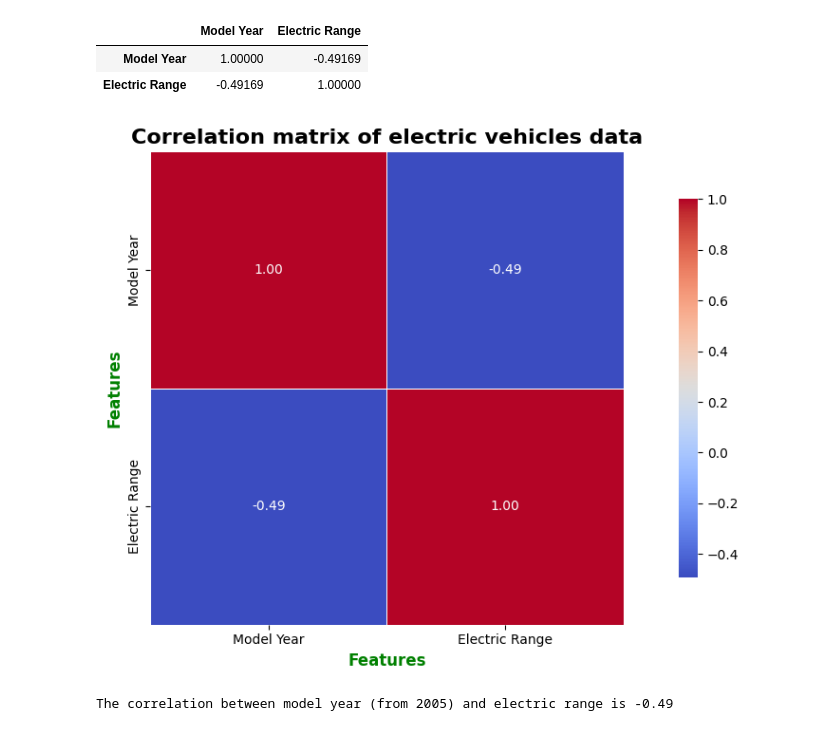
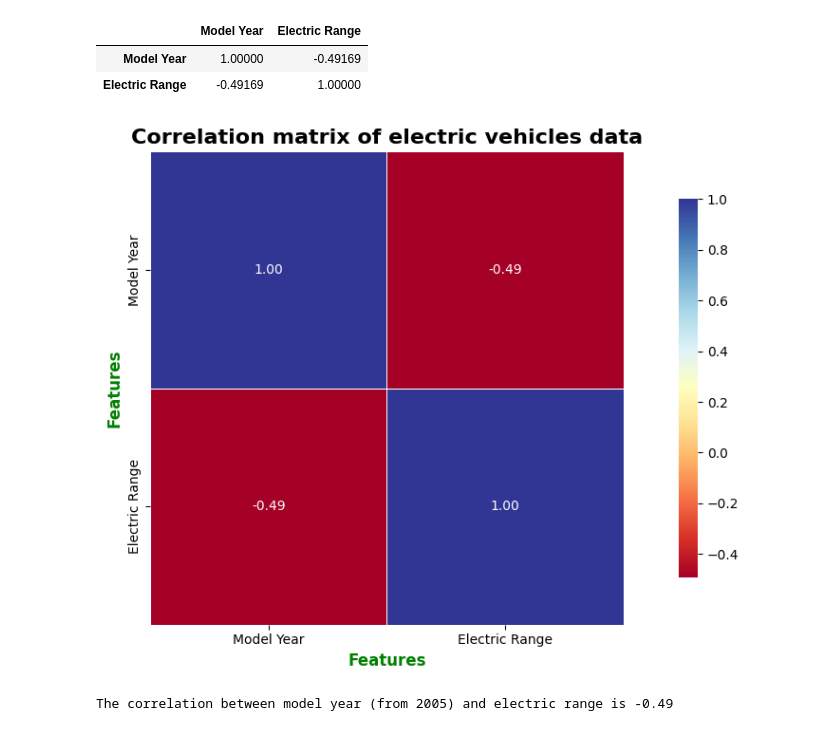
Before and after one commit to letizialanza01/Electric_Vehicles_Project, a Jupyter notebook: Electric_Vehicles_Project.ipynb, the cells around one changed output. Cells and saved outputs as stored; diff of their text form; code cells hidden in the pictures.

```diff
--- a/Electric_Vehicles_Project.ipynb
+++ b/Electric_Vehicles_Project.ipynb
@@ -1046,17 +1046,17 @@ electric_vehicles_corr
 | Electric Range | -0.49169 | 1.00000 |
 # %%
 plt.figure(figsize = (12, 6))
-sns.heatmap(electric_vehicles_corr, annot = True, cmap = "coolwarm", fmt = ".2f", linewidths = 0.5, square = True, cbar_kws = {"shrink": 0.8})
+sns.heatmap(electric_vehicles_corr, annot = True, cmap = "RdYlBu", fmt = ".2f", linewidths = 0.5, square = True, cbar_kws = {"shrink": 0.8})
 plt.title('Correlation matrix of electric vehicles data', fontsize = 16, fontweight = 'bold', color = 'black')
 plt.xlabel('Features', fontsize = 12, fontweight = 'bold', color = 'green')
 plt.ylabel('Features', fontsize = 12, fontweight = 'bold', color = 'green')
 plt.xticks(fontsize = 10)
 plt.yticks(fontsize = 10)
 
 plt.tight_layout()
 plt.show()
 # %% [output]
-[figure, old version]
+[figure, new version]
 # %%
 filtered_data1 = electric_vehicles[(electric_vehicles['Model Year'] >= 2005) & (electric_vehicles['Electric Range'].notna())]  #filter the data to include only models from 2005 onwards and only with available electric range (not NaN)
 correlation1 = filtered_data1[['Model Year', 'Electric Range']].corr().iloc[0, 1]  #calculate the correlation between 'Model Year' and 'Electric Range'
```
Also changed, not shown: parts of 19 cells of this notebook.
